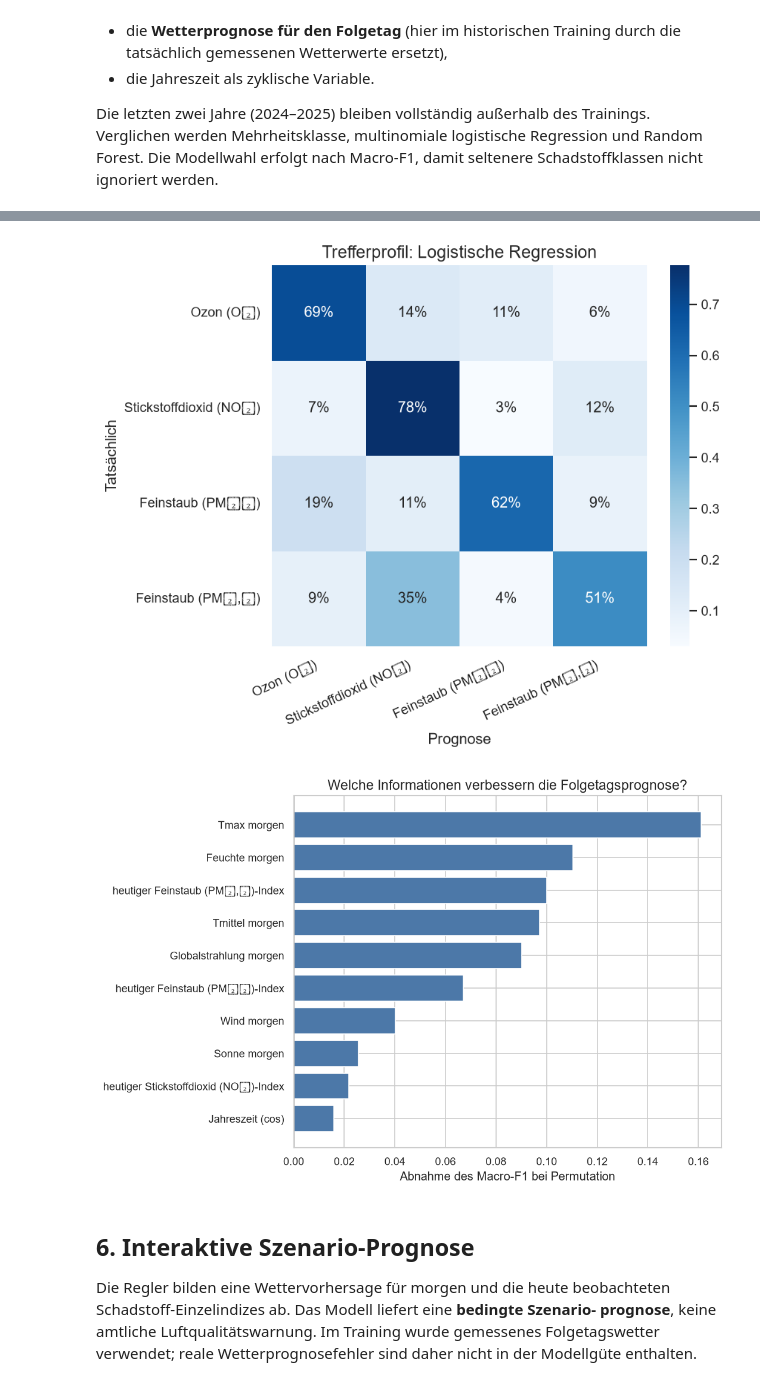
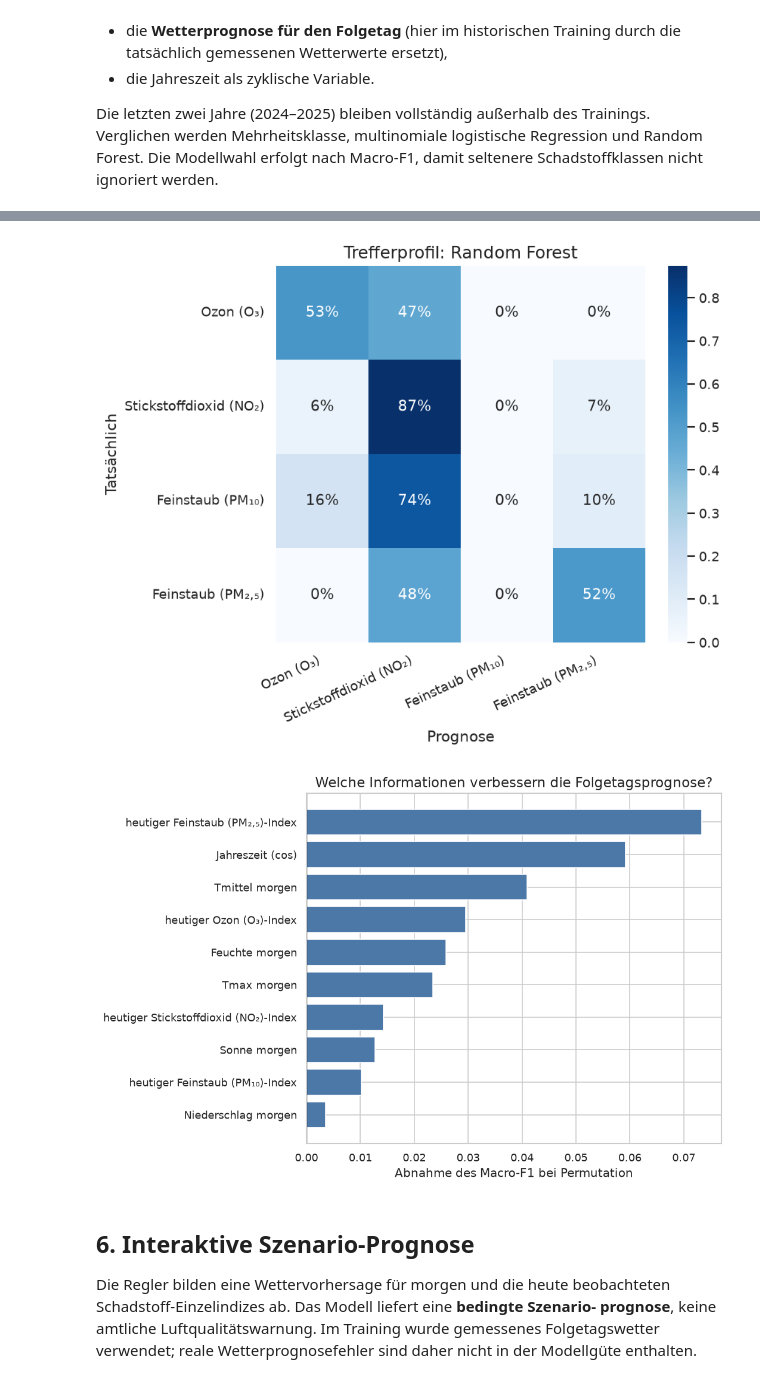
Before and after one commit to MoFrei98/BigDataPhotovoltaikerzeugung, a Jupyter notebook: notebooks/hitze_luftqualitaet_und_prognose.ipynb, the cells around one changed output, grey strips where cells are left out. Saved outputs shown, nothing was run; the diff lists cells and outputs as text; code cells hidden in the pictures.

```diff
--- a/notebooks/hitze_luftqualitaet_und_prognose.ipynb
+++ b/notebooks/hitze_luftqualitaet_und_prognose.ipynb
@@ -68,7 +68,7 @@ for directory in (PROCESSED_DIR, FIGURES_DIR, MODELS_DIR):
     directory.mkdir(parents=True, exist_ok=True)
 
 START_YEAR, END_YEAR = 2016, 2025
-UBA_STATION, DWD_STATION = "DEBB021", "03987"
+AIR_STATION, DWD_STATION = "DEHE005", "01420"
 POLLUTANTS = ["O3", "NO2", "PM10", "PM2.5", "SO2"]
 LABELS = {
     "O3": "Ozon (O₃)", "NO2": "Stickstoffdioxid (NO₂)",
@@ -78,7 +78,12 @@ LABELS = {
 COLORS = {"O3": "#d95f02", "NO2": "#1f78b4", "PM10": "#7570b3", "PM2.5": "#66a61e", "SO2": "#666666"}
 
 sns.set_theme(style="whitegrid", context="notebook")
-plt.rcParams.update({"figure.dpi": 120, "savefig.dpi": 180, "axes.titlesize": 14})
+plt.rcParams.update({
+    "font.family": "DejaVu Sans",
+    "figure.dpi": 120,
+    "savefig.dpi": 180,
+    "axes.titlesize": 14,
+})
 
 manifest = json.loads((RAW_DIR / "download_manifest.json").read_text(encoding="utf-8"))
 display(pd.DataFrame(manifest["stations"]).T)
@@ -454,7 +445,7 @@ models = {
         ("imputer", SimpleImputer(strategy="median")),
         ("model", RandomForestClassifier(
             n_estimators=500, min_samples_leaf=3, max_features="sqrt",
-            class_weight="balanced_subsample", random_state=RANDOM_STATE, n_jobs=-1,
+            class_weight="balanced_subsample", random_state=RANDOM_STATE, n_jobs=1,
         )),
     ]),
 }
@@ -508,36 +499,36 @@ ax.set(title=f"Trefferprofil: {BEST_MODEL_NAME}", xlabel="Prognose", ylabel="Tat
 plt.xticks(rotation=25, ha="right")
 plt.yticks(rotation=0)
 plt.tight_layout()
 plt.savefig(FIGURES_DIR / "06_confusion_matrix.png", bbox_inches="tight")
 plt.show()
 
 importance = permutation_importance(
     best_model, X_test, y_test, scoring="f1_macro", n_repeats=15,
-    random_state=RANDOM_STATE, n_jobs=-1,
+    random_state=RANDOM_STATE, n_jobs=1,
 )
 feature_labels = {
     **{f"{p}_score": f"heutiger {LABELS[p]}-Index" for p in POLLUTANTS},
     "forecast_temp_max_c": "Tmax morgen", "forecast_temp_mean_c": "Tmittel morgen",
     "forecast_humidity_mean_pct": "Feuchte morgen", "forecast_wind_mean_ms": "Wind morgen",
     "forecast_precip_sum_mm": "Niederschlag morgen", "forecast_sunshine_sum_h": "Sonne morgen",
     "forecast_global_radiation_sum_j_cm2": "Globalstrahlung morgen",
     "season_sin": "Jahreszeit (sin)", "season_cos": "Jahreszeit (cos)",
 }
 importance_df = pd.DataFrame({"feature": FEATURES, "importance": importance.importances_mean}).sort_values("importance", ascending=False)
 importance_df["label"] = importance_df["feature"].map(feature_labels)
 importance_df.to_csv(PROCESSED_DIR / "feature_importance.csv", index=False)
 
 fig, ax = plt.subplots(figsize=(9, 6))
 top = importance_df.head(10).sort_values("importance")
 ax.barh(top["label"], top["importance"], color="#4c78a8")
 ax.axvline(0, color="black", linewidth=0.8)
 ax.set(title="Welche Informationen verbessern die Folgetagsprognose?", xlabel="Abnahme des Macro-F1 bei Permutation", ylabel="")
 plt.tight_layout()
 plt.savefig(FIGURES_DIR / "07_feature_importance.png", bbox_inches="tight")
 plt.show()
 # %% [output]
-[figure, old version]
+[figure, new version]
-[figure, old version]
+[figure, new version]
 # %% [markdown]
 ## 6. Interaktive Szenario-Prognose
 
```
Also changed, not shown: parts of 14 cells of this notebook, 52 other files.
